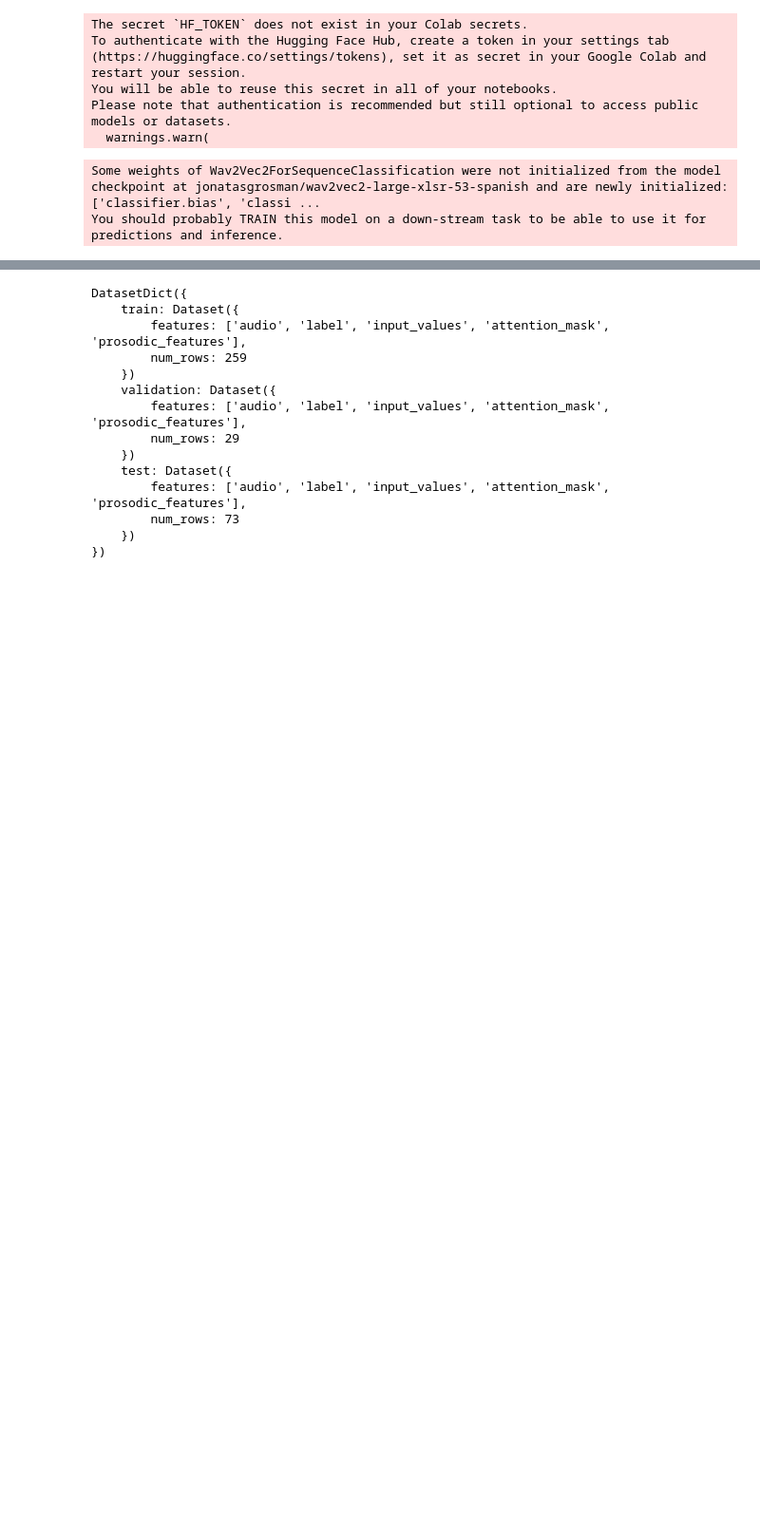
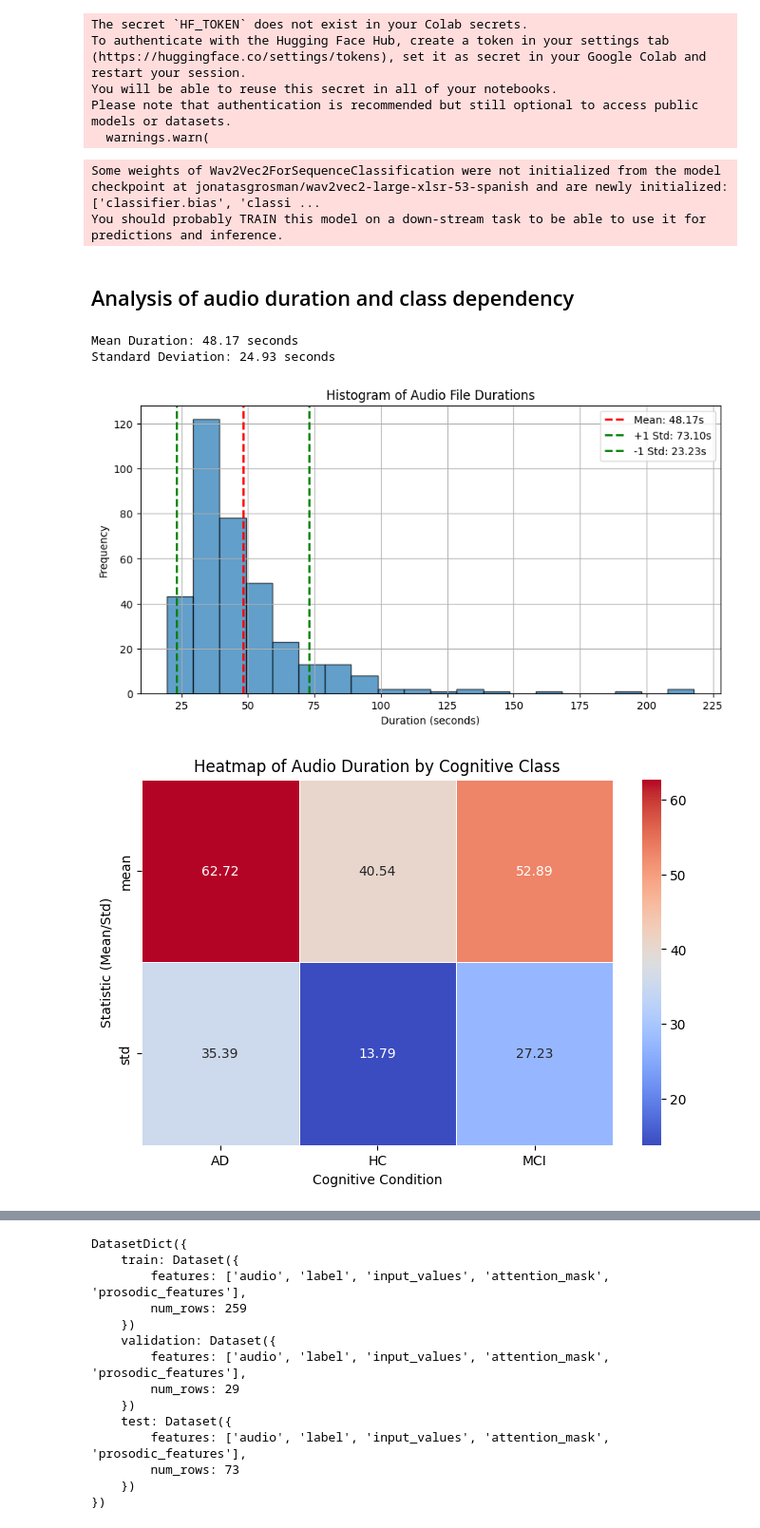
Before and after one commit to alfonsohera/stci, a Jupyter notebook: Notebooks/proto.ipynb, the cells around one changed output, grey strips where cells are left out. Shown: that part at 95% size. Cells and saved outputs as stored; diff of their text form; code cells hidden in the pictures; blank space fills up the shorter version.

Commit message:
Addition of audio duration analysis and class dependence

```diff
--- a/Notebooks/proto.ipynb
+++ b/Notebooks/proto.ipynb
@@ -313,2 +330,81 @@ def chunk_audio(example, max_length=16000*60):  # 60 seconds max
+# %% [markdown]
+## Analysis of audio duration and class dependency
+# %%
+import matplotlib.pyplot as plt
+import seaborn as sns
+import numpy as np
+
+# Function to compute audio duration
+def compute_audio_length(file_path):
+    y, sr = librosa.load(file_path, sr=None)  # Load audio
+    return len(y) / sr  # Compute duration in seconds
+
+# Apply function to get durations
+data_df["duration"] = data_df["file_path"].apply(compute_audio_length)
+
+# Compute statistics
+mean_duration = data_df["duration"].mean()
+std_duration = data_df["duration"].std()
+
+# Print statistics
+print(f"Mean Duration: {mean_duration:.2f} seconds")
+print(f"Standard Deviation: {std_duration:.2f} seconds")
+
+# Plot a single histogram for all durations
+plt.figure(figsize=(10, 5))
+plt.hist(data_df["duration"], bins=20, edgecolor="black", alpha=0.7)
+plt.axvline(mean_duration, color='red', linestyle='dashed', linewidth=2, label=f"Mean: {mean_duration:.2f}s")
+plt.axvline(mean_duration + std_duration, color='green', linestyle='dashed', linewidth=2, label=f"+1 Std: {mean_duration + std_duration:.2f}s")
+plt.axvline(mean_duration - std_duration, color='green', linestyle='dashed', linewidth=2, label=f"-1 Std: {mean_duration - std_duration:.2f}s")
+
+plt.xlabel("Duration (seconds)")
+plt.ylabel("Frequency")
+plt.title("Histogram of Audio File Durations")
+plt.legend()
+plt.grid(True)
+plt.show()
+
+
+
+
+# Function to compute audio duration
+def compute_audio_length(file_path):
+    y, sr = librosa.load(file_path, sr=None)  # Load audio
+    return len(y) / sr  # Compute duration in seconds
+
+# Extract class labels from file names
+def extract_class(file_path):
+    filename = file_path.split("/")[-1]  # Extract filename
+    if filename.startswith("HC"):
+        return "HC"  # Healthy
+    elif filename.startswith("MCI"):
+        return "MCI"  # Mild Cognitive Impairment
+    elif filename.startswith("AD"):
+        return "AD"  # Alzheimer's
+    return "Unknown"
+
+# Apply functions to DataFrame
+data_df["duration"] = data_df["file_path"].apply(compute_audio_length)
+data_df["class"] = data_df["file_path"].apply(extract_class)
+
+# Compute mean and std deviation of duration per class
+heatmap_data = data_df.groupby("class")["duration"].agg(["mean", "std"]).reset_index()
+
+# Convert to a matrix format suitable for a heatmap
+heatmap_matrix = heatmap_data.set_index("class").T
+
+# Plot heatmap
+plt.figure(figsize=(8, 5))
+sns.heatmap(heatmap_matrix, annot=True, cmap="coolwarm", fmt=".2f", linewidths=0.5)
+
+plt.title("Heatmap of Audio Duration by Cognitive Class")
+plt.xlabel("Cognitive Condition")
+plt.ylabel("Statistic (Mean/Std)")
+plt.show()
+# %% [output]
+Mean Duration: 48.17 seconds
+Standard Deviation: 24.93 seconds
+[figure, added]
+[figure, added]
 # %%
 
```
Also changed, not shown: parts of 3 cells of this notebook.
